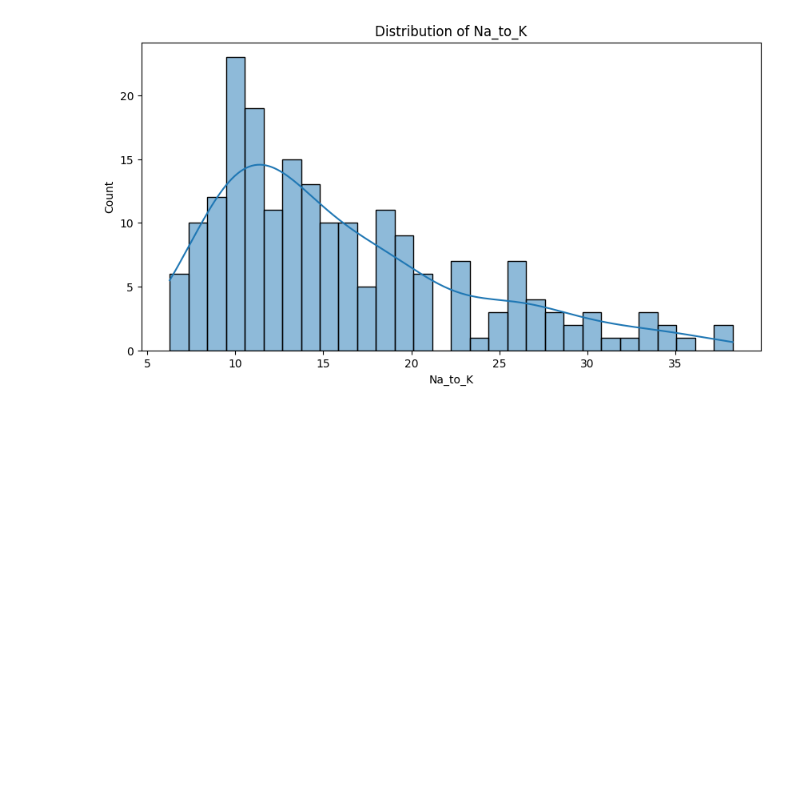
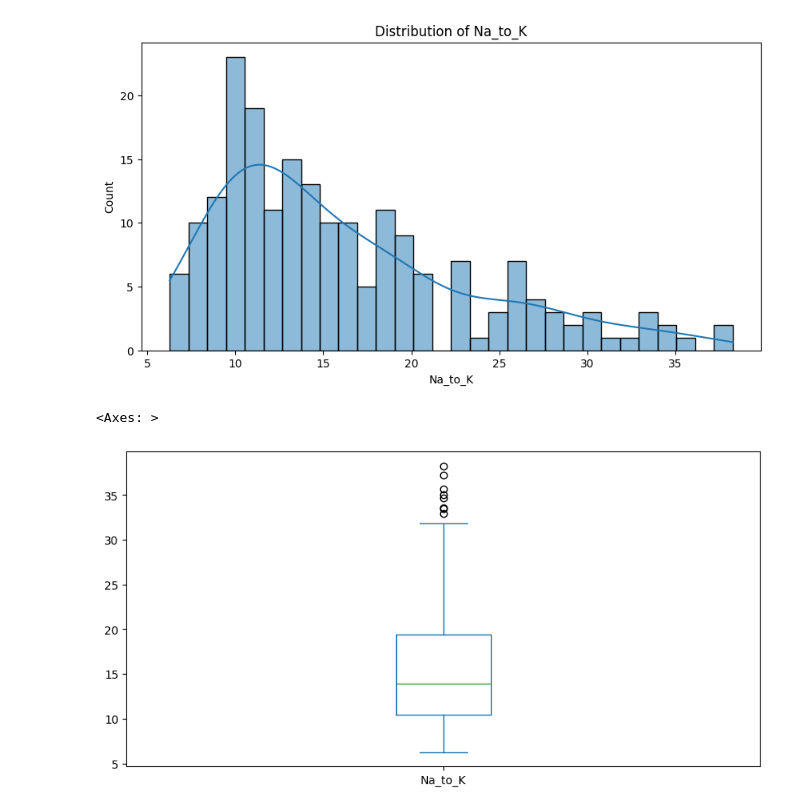
Before and after one commit to loplop05/DrugClassification, a Jupyter notebook: DrugClassificaiton.ipynb, the cells around one changed output. Drawn from its saved outputs; the diff is of its cells as text; code cells hidden in the pictures; blank space fills up the shorter version.

```diff
--- a/DrugClassificaiton.ipynb
+++ b/DrugClassificaiton.ipynb
@@ -103,3 +103,8 @@ plot_numerical_distribution(df, numerical_cols)
 # %% [output]
 [figure]
 [figure]
+# %%
+df['Na_to_K'].plot.box(figsize=(10, 5))
+# %% [output]
+<Axes: >
+[figure, added]
```
Also changed, not shown: parts of 3 cells of this notebook.
